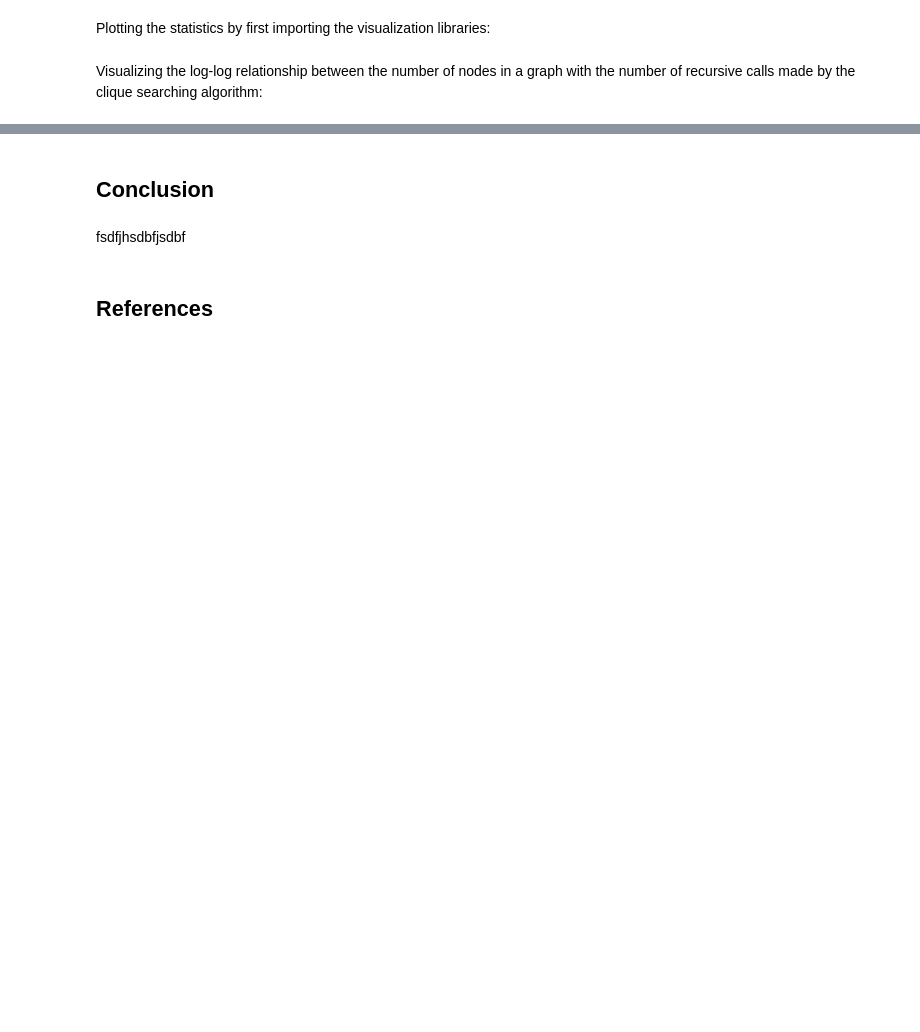
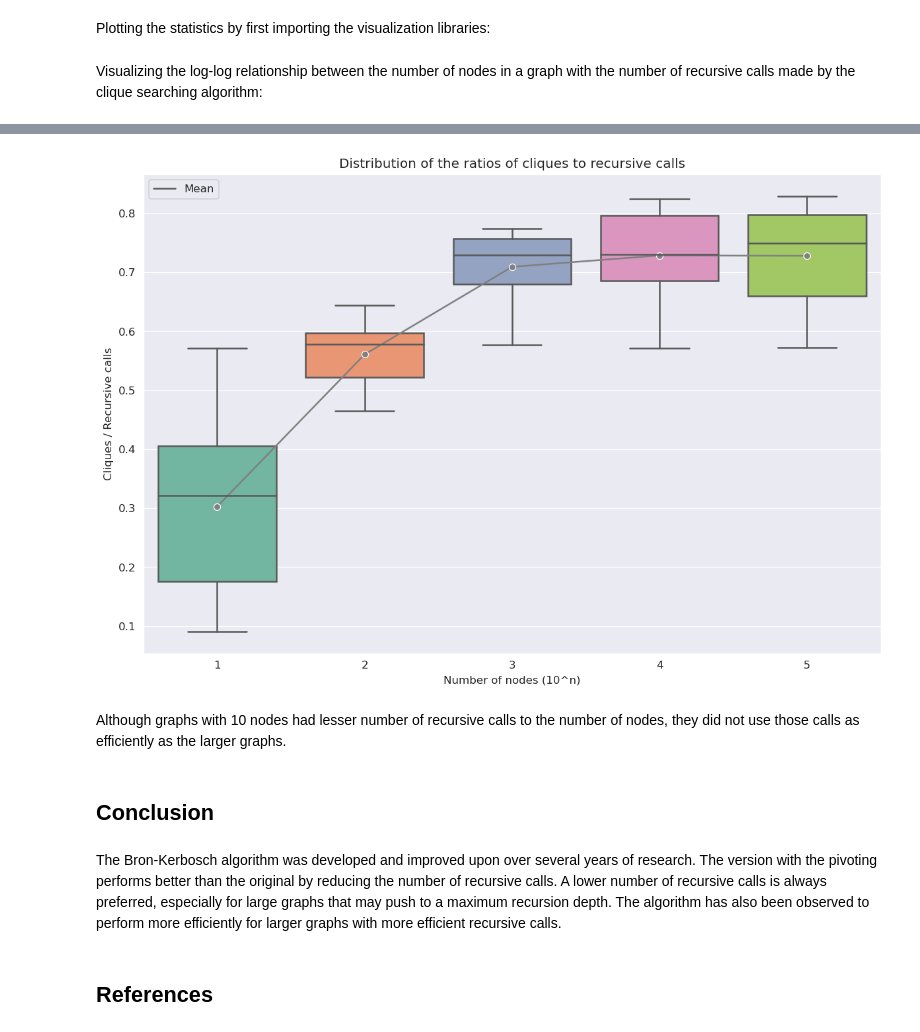
Before and after one commit to ribbas/grad_courses, a Jupyter notebook: 601.621_foundations_of_algorithms/proj/final.ipynb, the cells around one changed output, grey strips where cells are left out. Saved outputs shown, nothing was run; the diff lists cells and outputs as text; code cells hidden in the pictures; blank space fills up the shorter version.

```diff
--- a/601.621_foundations_of_algorithms/proj/final.ipynb
+++ b/601.621_foundations_of_algorithms/proj/final.ipynb
@@ -479,6 +480,16 @@ plt.title("Distribution of the length of maximum cliques");
+# %%
+plot_bp_mean_line(
+    ydata=cliques_rec_ratios,
+    title="Distribution of the ratios of cliques to recursive calls",
+    ylabel="Cliques / Recursive calls"
+)
+# %% [output]
+[figure, added]
+# %% [markdown]
+Although graphs with 10 nodes had lesser number of recursive calls to the number of nodes, they did not use those calls as efficiently as the larger graphs.
 # %% [markdown]
 ## Conclusion
-# %% [markdown]
-fsdfjhsdbfjsdbf
+# %% [markdown]
+The Bron-Kerbosch algorithm was developed and improved upon over several years of research. The version with the pivoting performs better than the original by reducing the number of recursive calls. A lower number of recursive calls is always preferred, especially for large graphs that may push to a maximum recursion depth. The algorithm has also been observed to perform more efficiently for larger graphs with more efficient recursive calls.
 # %% [markdown]
 ## References <a class="anchor" id="references"></a>
```
Also changed, not shown: parts of 33 cells of this notebook.
